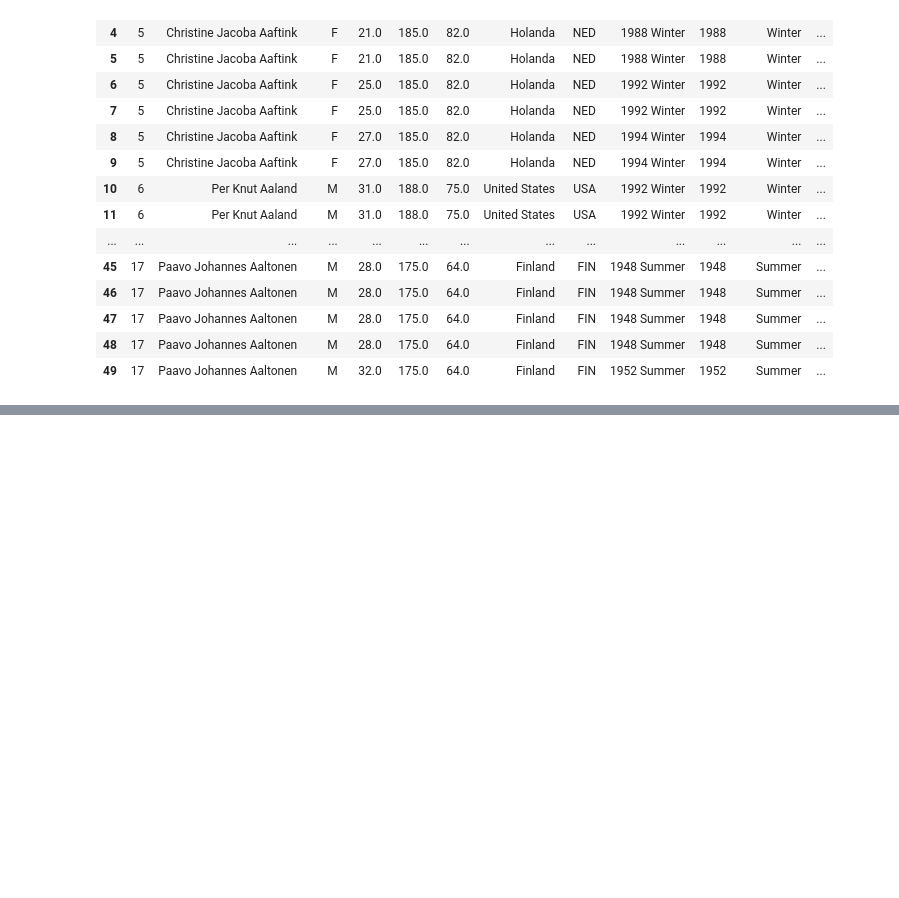
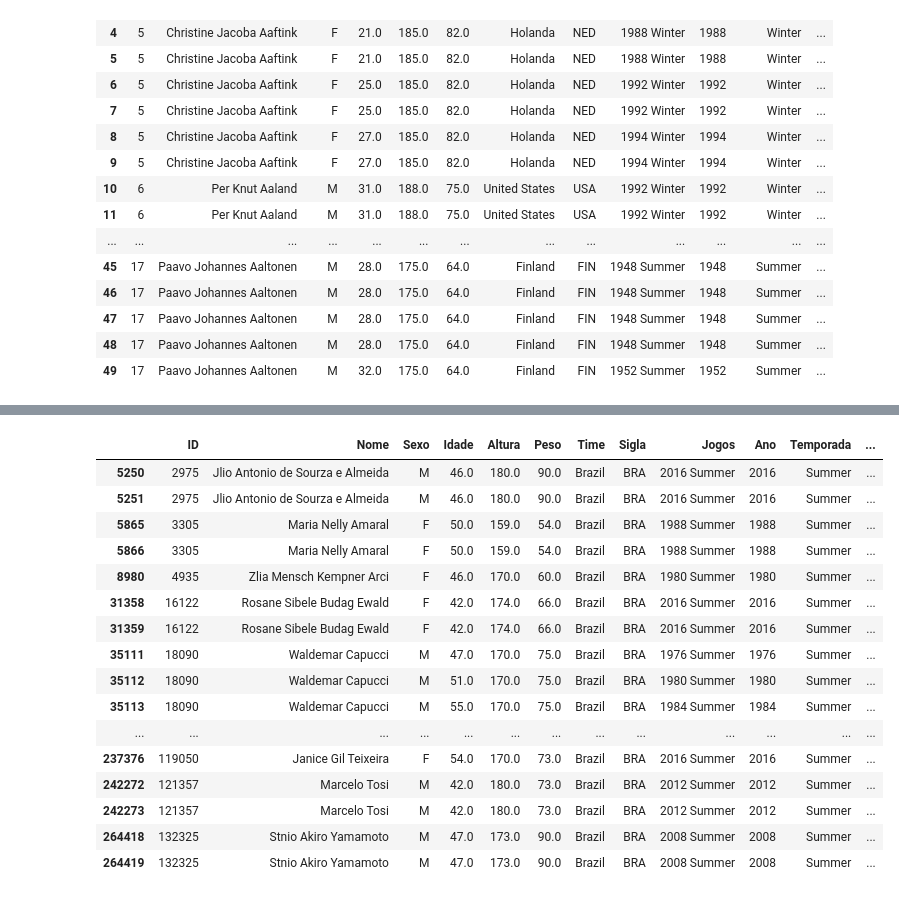
Before and after one commit to tirolezzo/120_years_of_Olympic_history, a Jupyter notebook: 120_years_of_Olympic_history.ipynb, the cells around one changed output, grey strips where cells are left out. Drawn from its saved outputs; the diff is of its cells as text; code cells hidden in the pictures; blank space fills up the shorter version.

```diff
--- a/120_years_of_Olympic_history.ipynb
+++ b/120_years_of_Olympic_history.ipynb
@@ -527,0 +545,20 @@ olim.head(40)
+# %%
+olim[(olim['Idade'] > 40) & (olim['Sigla'] == 'BRA')]
+# %% [output]
+|  | ID | Nome | Sexo | Idade | Altura | Peso | Time | Sigla | Jogos | Ano | Temporada | ... |
+| 5250 | 2975 | Jlio Antonio de Sourza e Almeida | M | 46.0 | 180.0 | 90.0 | Brazil | BRA | 2016 Summer | 2016 | Summer | ... |
+| 5251 | 2975 | Jlio Antonio de Sourza e Almeida | M | 46.0 | 180.0 | 90.0 | Brazil | BRA | 2016 Summer | 2016 | Summer | ... |
+| 5865 | 3305 | Maria Nelly Amaral | F | 50.0 | 159.0 | 54.0 | Brazil | BRA | 1988 Summer | 1988 | Summer | ... |
+| 5866 | 3305 | Maria Nelly Amaral | F | 50.0 | 159.0 | 54.0 | Brazil | BRA | 1988 Summer | 1988 | Summer | ... |
+| 8980 | 4935 | Zlia Mensch Kempner Arci | F | 46.0 | 170.0 | 60.0 | Brazil | BRA | 1980 Summer | 1980 | Summer | ... |
+| 31358 | 16122 | Rosane Sibele Budag Ewald | F | 42.0 | 174.0 | 66.0 | Brazil | BRA | 2016 Summer | 2016 | Summer | ... |
+| 31359 | 16122 | Rosane Sibele Budag Ewald | F | 42.0 | 174.0 | 66.0 | Brazil | BRA | 2016 Summer | 2016 | Summer | ... |
+| 35111 | 18090 | Waldemar Capucci | M | 47.0 | 170.0 | 75.0 | Brazil | BRA | 1976 Summer | 1976 | Summer | ... |
+| 35112 | 18090 | Waldemar Capucci | M | 51.0 | 170.0 | 75.0 | Brazil | BRA | 1980 Summer | 1980 | Summer | ... |
+| 35113 | 18090 | Waldemar Capucci | M | 55.0 | 170.0 | 75.0 | Brazil | BRA | 1984 Summer | 1984 | Summer | ... |
+| ... | ... | ... | ... | ... | ... | ... | ... | ... | ... | ... | ... | ... |
+| 237376 | 119050 | Janice Gil Teixeira | F | 54.0 | 170.0 | 73.0 | Brazil | BRA | 2016 Summer | 2016 | Summer | ... |
+| 242272 | 121357 | Marcelo Tosi | M | 42.0 | 180.0 | 73.0 | Brazil | BRA | 2012 Summer | 2012 | Summer | ... |
+| 242273 | 121357 | Marcelo Tosi | M | 42.0 | 180.0 | 73.0 | Brazil | BRA | 2012 Summer | 2012 | Summer | ... |
+| 264418 | 132325 | Stnio Akiro Yamamoto | M | 47.0 | 173.0 | 90.0 | Brazil | BRA | 2008 Summer | 2008 | Summer | ... |
+| 264419 | 132325 | Stnio Akiro Yamamoto | M | 47.0 | 173.0 | 90.0 | Brazil | BRA | 2008 Summer | 2008 | Summer | ... |
```
Also changed, not shown: parts of 27 cells of this notebook.
